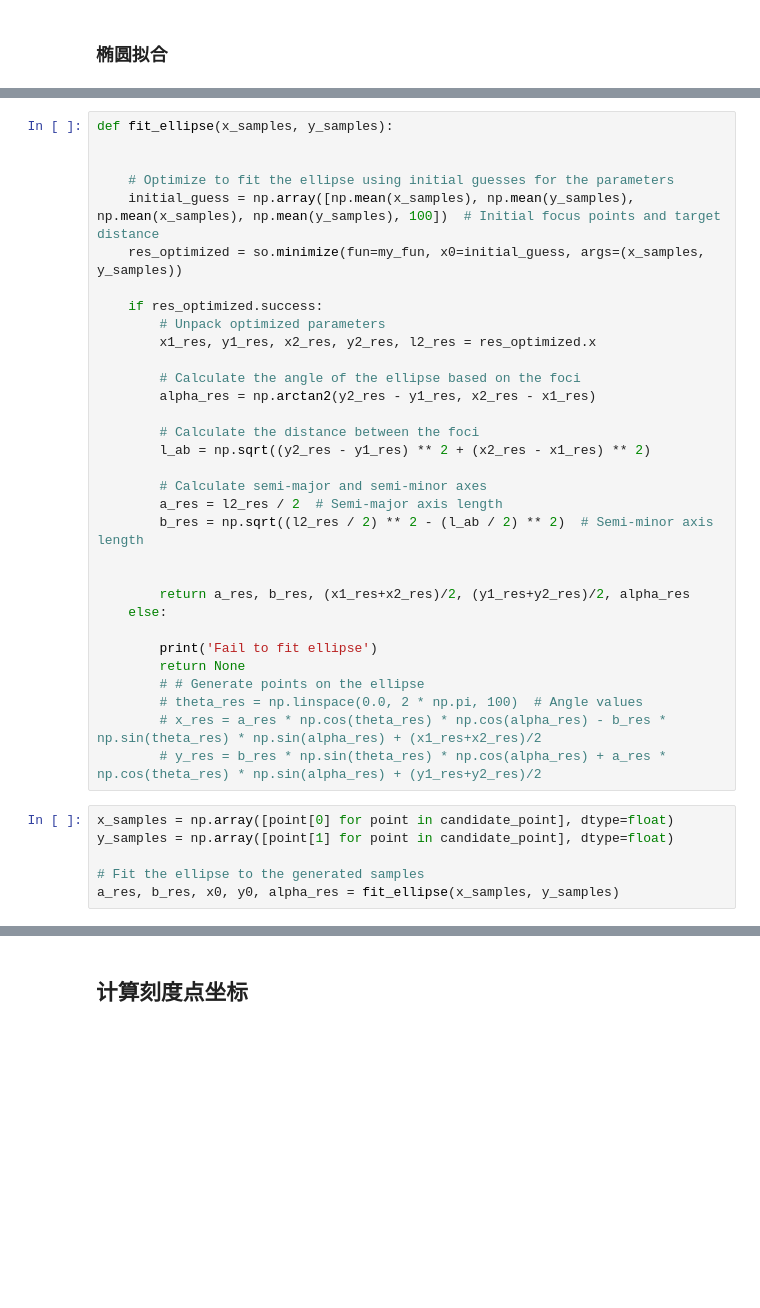
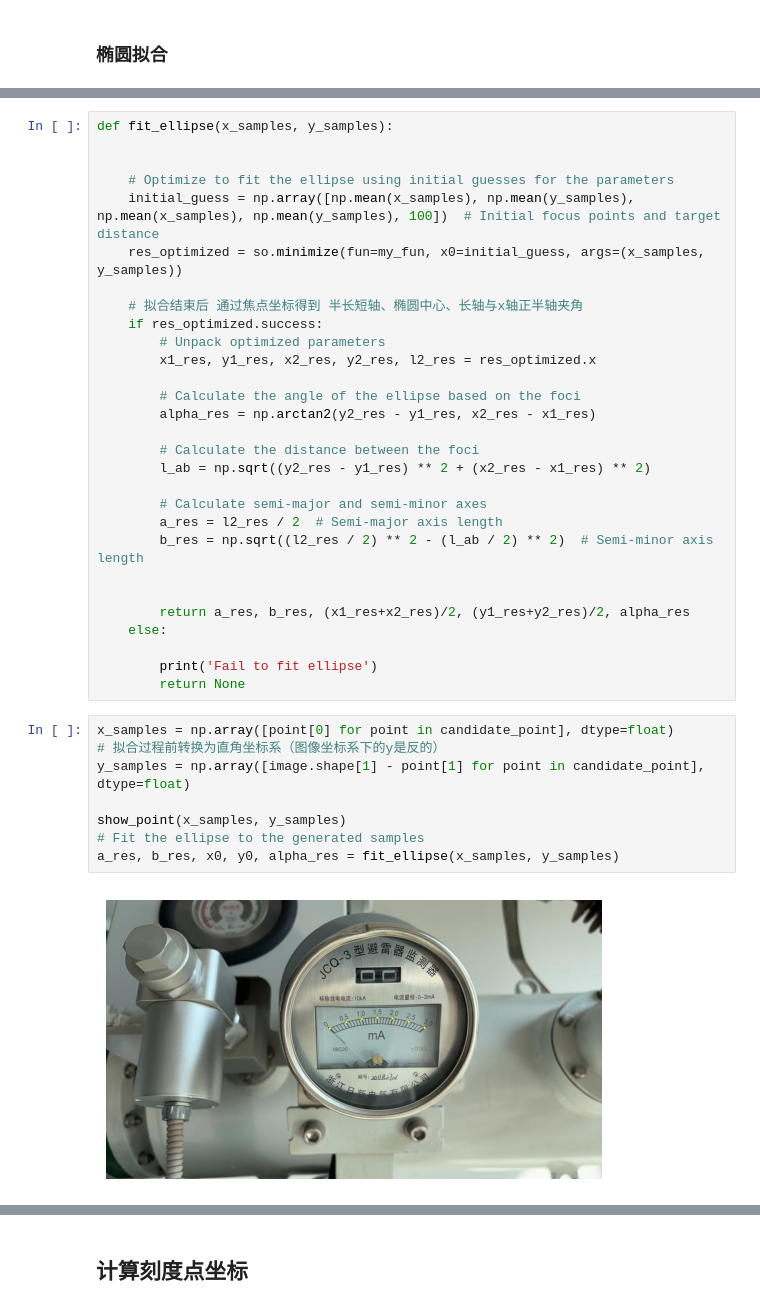
Before and after one commit to aoiJays/ai4clock, a Jupyter notebook: test.ipynb, the cells around one changed output, grey strips where cells are left out. Drawn from its saved outputs; the diff is of its cells as text; blank space fills up the shorter version.

```diff
--- a/test.ipynb
+++ b/test.ipynb
@@ -65,6 +71,7 @@ def fit_ellipse(x_samples, y_samples):
     initial_guess = np.array([np.mean(x_samples), np.mean(y_samples), np.mean(x_samples), np.mean(y_samples), 100])  # Initial focus points and target distance
     res_optimized = so.minimize(fun=my_fun, x0=initial_guess, args=(x_samples, y_samples))
 
+    # 拟合结束后 通过焦点坐标得到 半长短轴、椭圆中心、长轴与x轴正半轴夹角
     if res_optimized.success:
         # Unpack optimized parameters
         x1_res, y1_res, x2_res, y2_res, l2_res = res_optimized.x
@@ -85,16 +92,16 @@ def fit_ellipse(x_samples, y_samples):
 
         print('Fail to fit ellipse')
         return None
-        # # Generate points on the ellipse
-        # theta_res = np.linspace(0.0, 2 * np.pi, 100)  # Angle values
-        # x_res = a_res * np.cos(theta_res) * np.cos(alpha_res) - b_res * np.sin(theta_res) * np.sin(alpha_res) + (x1_res+x2_res)/2
-        # y_res = b_res * np.sin(theta_res) * np.cos(alpha_res) + a_res * np.cos(theta_res) * np.sin(alpha_res) + (y1_res+y2_res)/2
 # %%
 x_samples = np.array([point[0] for point in candidate_point], dtype=float)
-y_samples = np.array([point[1] for point in candidate_point], dtype=float)
+# 拟合过程前转换为直角坐标系（图像坐标系下的y是反的）
+y_samples = np.array([image.shape[1] - point[1] for point in candidate_point], dtype=float)
 
+show_point(x_samples, y_samples)
 # Fit the ellipse to the generated samples
 a_res, b_res, x0, y0, alpha_res = fit_ellipse(x_samples, y_samples)
+# %% [output]
+[figure, added]
 # %%
 
 def get_Point_in_ellipse(h, k, a, b, alpha, theta):
```
Also changed, not shown: parts of 16 cells of this notebook.
